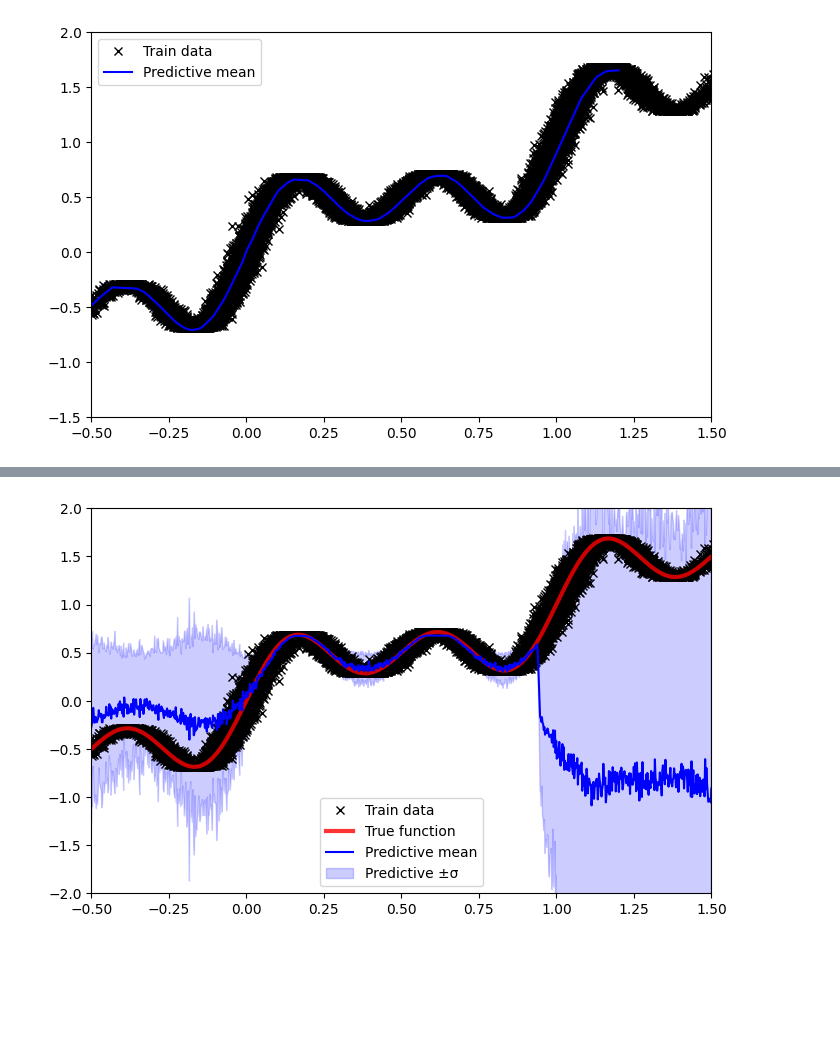
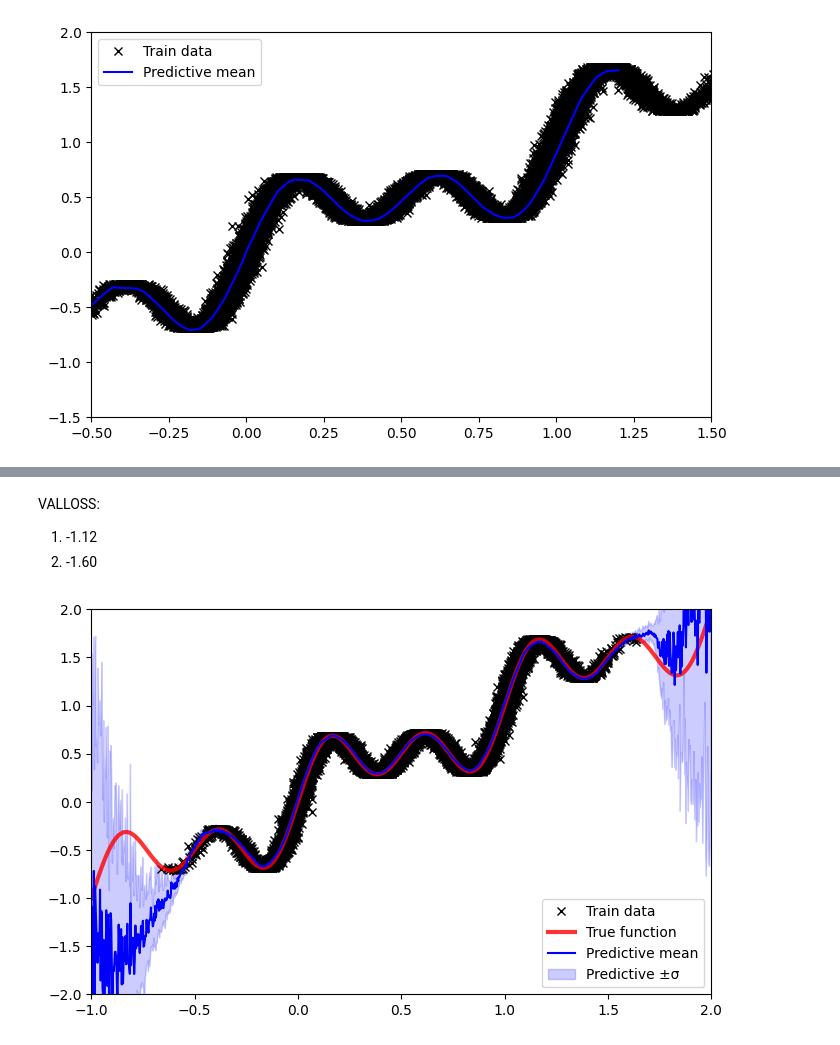
Before and after one commit to kacper-drabicki/redshift, a Jupyter notebook: BNNtesting.ipynb, the cells around one changed output, grey strips where cells are left out. Drawn from its saved outputs; the diff is of its cells as text; code cells hidden in the pictures; blank space fills up the shorter version.

```diff
--- a/BNNtesting.ipynb
+++ b/BNNtesting.ipynb
@@ -11,7 +11,7 @@ To enable the following instructions: SSE4.1 SSE4.2 AVX AVX2 AVX512F AVX512_VNNI
 # %%
 np.random.seed(42+1)
 
-X_train = np.hstack([0.2 * np.random.randn(10000), 0.5 + 0.2 * np.random.randn(10000), 1 + 0.2 * np.random.randn(10000)])
+X_train = np.hstack([0.2 * np.random.randn(5000), 0.5 + 0.2 * np.random.randn(10000), 1 + 0.2 * np.random.randn(8000)])
 noise = 0.02 * np.random.randn(X_train.shape[0])
 y_train = X_train + 0.3 * np.sin(2 * np.pi * (X_train + noise)) + 0.3 * np.sin(4 * np.pi * (X_train + noise)) + noise
 
@@ -152,8 +152,9 @@ model = tf_keras.Sequential([
     tf_keras.layers.BatchNormalization(),
     tf_keras.layers.Dense(256, activation='relu'),
     tf_keras.layers.BatchNormalization(),
-    tfpl.DenseFlipout(64, activation='relu'),
-    tf_keras.layers.BatchNormalization(),
+    tfpl.DenseFlipout(64, activation='relu',
+                      kernel_divergence_fn=lambda q,p,ignore: tfp.distributions.kl_divergence(q, p) / X_train.shape[0]),
+    # tf_keras.layers.BatchNormalization(),
     tf_keras.layers.Dense(params_size),
     tfp.layers.MixtureNormal(1, event_shape)
 ])
@@ -189,7 +190,7 @@ y_test = x_test + 0.3 * np.sin(2 * np.pi * x_test) + 0.3 * np.sin(4 * np.pi * x_
 
 
 loss_log_dir = "../logs/fit/loss/BNN"
-history = model.fit(X_train,y_train, validation_data=(x_test, y_test), epochs=1000, verbose=1, batch_size=256,
+history = model.fit(X_train,y_train, validation_data=(x_test, y_test), epochs=1000, verbose=1, batch_size=128,
                     callbacks=[tf_keras.callbacks.TensorBoard(log_dir=loss_log_dir, histogram_freq=1), tf_keras.callbacks.EarlyStopping(monitor='val_loss',
                                                                                                                                         mode='min',
                                                                                                                                         patience=30,
@@ -217,31 +218,38 @@ Restoring model weights from the end of the best epoch: 448.
+# %% [markdown]
+VALLOSS:
+1. -1.12
+2. -1.60
 # %%
+x_test = np.linspace(-1, 2, 1000)
+y_test = x_test + 0.3 * np.sin(2 * np.pi * x_test) + 0.3 * np.sin(4 * np.pi * x_test)
+
 means = []
 stds = []
-for _ in range(10):
+for _ in range(30):
     dist = model(x_test)
     means.append(dist.mean().numpy())
     stds.append(dist.stddev().numpy())
 
 y_mean = np.array(means).mean(axis=0)
-y_std = np.sqrt(np.sum(np.array(stds) ** 2 / 10, axis=0))
+y_std = 0 #np.sqrt(np.sum(np.array(stds) ** 2 / 10, axis=0))
 y_mean_std = np.array(means).std(axis=0)
 y_std = np.sqrt(y_std ** 2 + y_mean_std ** 2)
 
 
 import matplotlib.pyplot as plt
 plt.figure(figsize=(8,5))
 plt.plot(X_train, y_train, 'kx', label='Train data')
-plt.plot(x_true, y_true, 'r', linewidth=3, label="True function", alpha=0.8)
+plt.plot(x_test, y_test, 'r', linewidth=3, label="True function", alpha=0.8)
 plt.plot(x_test, y_mean, color='b', label='Predictive mean')
 plt.fill_between(x_test.flatten(),
                  (y_mean - y_std).reshape(-1),
                  (y_mean + y_std).reshape(-1),
                  color='blue', alpha=0.2, label='Predictive ±σ')
 plt.ylim(-2,2)
-plt.xlim(-0.5, 1.5)
+plt.xlim(-1, 2)
 plt.legend()
 plt.show()
 # %% [output]
-[figure, old version]
+[figure, new version]
 # %%
 plt.hist(X_train, bins=30, histtype="step")
```
Also changed, not shown: parts of 4 cells of this notebook.
